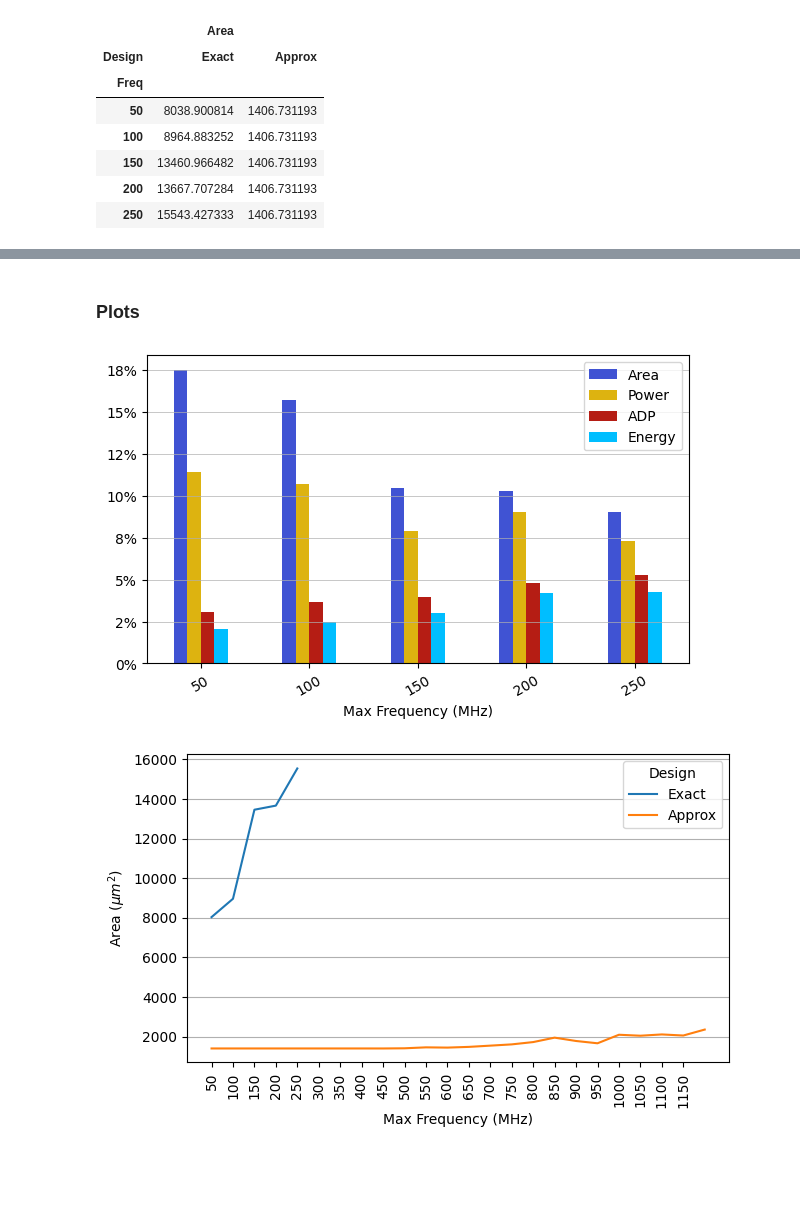
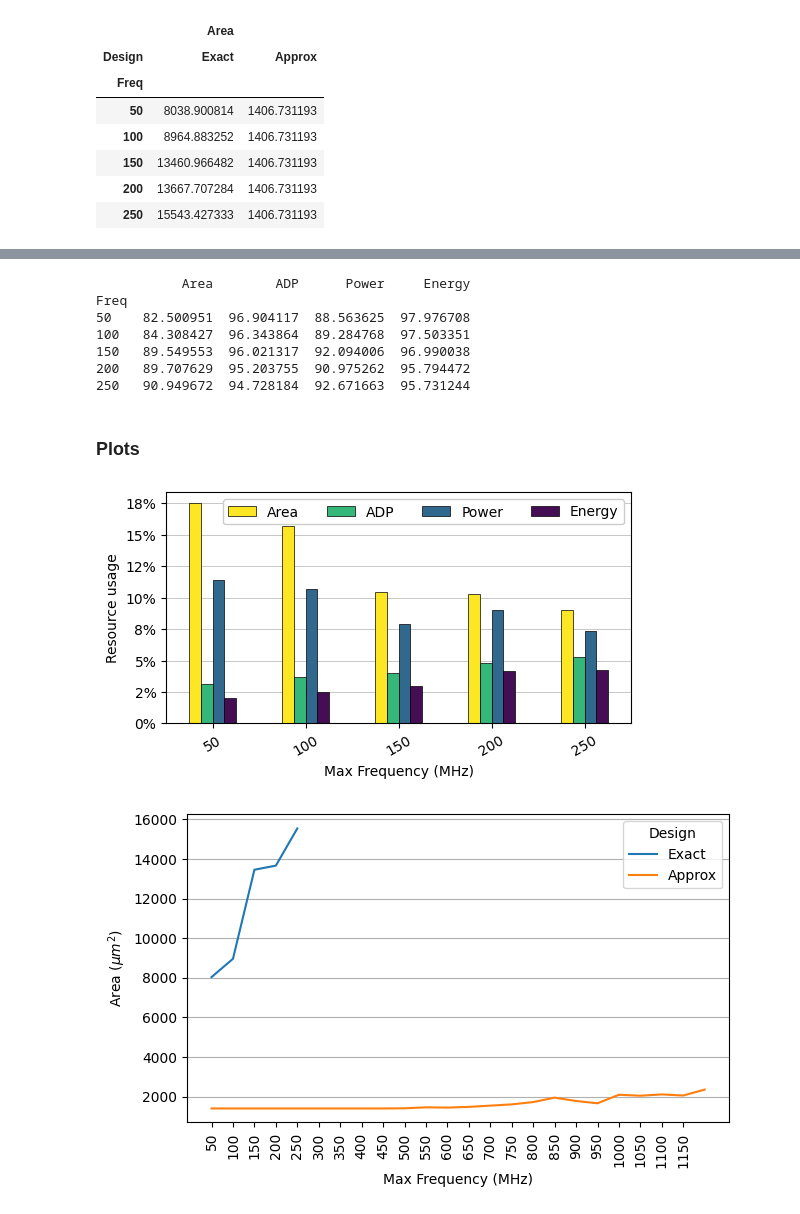
Before and after one commit to RaulMurillo/CoNGA_23, a Jupyter notebook: vhdl/plot_graphs.ipynb, the cells around one changed output, grey strips where cells are left out. Cells and saved outputs as stored; diff of their text form; code cells hidden in the pictures; blank space fills up the shorter version.

```diff
--- a/vhdl/plot_graphs.ipynb
+++ b/vhdl/plot_graphs.ipynb
@@ -471,11 +522,16 @@ sqrt_df.head()
 | 51 | Exact | 32 | 200 | MET | 13667.707284 | 21.0610 | 5.00 | 105305.000 | 68338.536420 |
 | 52 | Exact | 32 | 250 | MET | 15543.427333 | 25.9404 | 4.00 | 103761.600 | 62173.709332 |
 # %%
-area_df = sqrt_df[["Area", "Design", "Freq"]].groupby(["Design", "Freq"], sort=False).sum().unstack(0)
-power_df = sqrt_df[["Power", "Design", "Freq"]].groupby(["Design", "Freq"], sort=False).sum().unstack(0)
-delay_df = sqrt_df[["Delay", "Design", "Freq"]].groupby(["Design", "Freq"], sort=False).sum().unstack(0)
-energy_df = sqrt_df[["Energy", "Design", "Freq"]].groupby(["Design", "Freq"], sort=False).sum().unstack(0)
-ADP_df = sqrt_df[["ADP", "Design", "Freq"]].groupby(["Design", "Freq"], sort=False).sum().unstack(0)
+area_df = sqrt_df[["Area", "Design", "Freq"]].groupby(
+    ["Design", "Freq"], sort=False).sum().unstack(0)
+power_df = sqrt_df[["Power", "Design", "Freq"]].groupby(
+    ["Design", "Freq"], sort=False).sum().unstack(0)
+delay_df = sqrt_df[["Delay", "Design", "Freq"]].groupby(
+    ["Design", "Freq"], sort=False).sum().unstack(0)
+energy_df = sqrt_df[["Energy", "Design", "Freq"]].groupby(
+    ["Design", "Freq"], sort=False).sum().unstack(0)
+ADP_df = sqrt_df[["ADP", "Design", "Freq"]].groupby(
+    ["Design", "Freq"], sort=False).sum().unstack(0)
 
 area_df.head()
 # %% [output]
@@ -492,7 +548,8 @@ area_df.head()
 area_gain = 100 * area_df['Area']['Approx'] / area_df['Area']['Exact']
 power_gain = 100 * power_df['Power']['Approx'] / power_df['Power']['Exact']
 delay_gain = 100 * delay_df['Delay']['Approx'] / delay_df['Delay']['Exact']
-energy_gain = 100 * energy_df['Energy']['Approx'] / energy_df['Energy']['Exact']
+energy_gain = 100 * energy_df['Energy']['Approx'] / \
+    energy_df['Energy']['Exact']
 adp_gain = 100 * ADP_df['ADP']['Approx'] / ADP_df['ADP']['Exact']
 
 # # X times reduction
@@ -524,48 +581,64 @@ dtype: float64
 # %%
 gain_df = pd.DataFrame([
     area_gain,
+    adp_gain,
     power_gain,
+    energy_gain,
     # delay_gain,
-    adp_gain,
-    energy_gain,
 ]
 ).T.dropna()
 
 gain_df.columns = [
     'Area',
+    'ADP',
     'Power',
+    'Energy',  # 'PDP',
     # 'Delay',
-    'ADP',
-    'Energy',
-    ]
+]
+print(100-gain_df)
+# %% [output]
+           Area        ADP      Power     Energy
+Freq
+50    82.500951  96.904117  88.563625  97.976708
+100   84.308427  96.343864  89.284768  97.503351
+150   89.549553  96.021317  92.094006  96.990038
+200   89.707629  95.203755  90.975262  95.794472
+250   90.949672  94.728184  92.671663  95.731244
 # %% [markdown]
 ### Plots
 # %%
-colors = ['#4053D3', '#DDB310', '#B51D14', '#00BEFF', '#FB49B0', '#00B25D']
+# colors = ['#4053D3', '#DDB310', '#B51D14', '#00BEFF', '#FB49B0', '#00B25D']
 # colors = ['#ebac23', '#b80058', '#008cf9', '#006e00', '#00bbad', '#d163e6', '#b24502', '#ff9287', '#5954d6', '#00c6f8', '#878500', '#00a76c', '#bdbdbd']
-
+# colors = ['#a6cee3', '#1f78b4', '#b2df8a', '#33a02c']
+colors = ['#fde725', '#35b779', '#30688e', '#440d54'] # Viridis
 
 # ax = (100-(1/gain_df)*100).plot.bar(
 ax = (gain_df).plot.bar(
     rot=30,
     color=colors,
-    figsize=(7,4)
+    # figsize=(8,4),
+    figsize=(6, 3),
+    zorder=2,
+    edgecolor='k',
+    linewidth=0.5,
 )
 ax.yaxis.set_major_formatter(mtick.PercentFormatter(decimals=0))
 # plt.ylim(60, 100)
 
 # ax.set_yticks(range(70, 115+1, 5))
 
 # plt.hlines(y=100, xmin=-100, xmax=100, linewidth=0.75, color='gray')
 # plt.legend(loc='upper center', ncol=1, bbox_to_anchor=(1.12, 1))
-plt.legend(loc='best')
+plt.legend(loc='upper right', ncol=4).get_frame(
+).set_alpha(None)  # No transparent legend box
 # plt.title('Hardware requirements of HUB Posit adder with respect to standard adder')
 plt.xlabel('Max Frequency (MHz)')
-plt.grid(True, axis='y', linewidth=0.5)
+plt.ylabel('Resource usage')
+plt.grid(True, axis='y', linewidth=0.5, zorder=0)
 
-plt.savefig('figs/sqrt_rate.pdf', bbox_inches="tight")
+plt.savefig('figs/approx_sqrt_rate.pdf', bbox_inches="tight")
 plt.show()
 # %% [output]
-[figure, old version]
+[figure, new version]
 # %%
 ax1 = area_df.plot.line(
```
Also changed, not shown: parts of 26 cells of this notebook, 21 other files.
